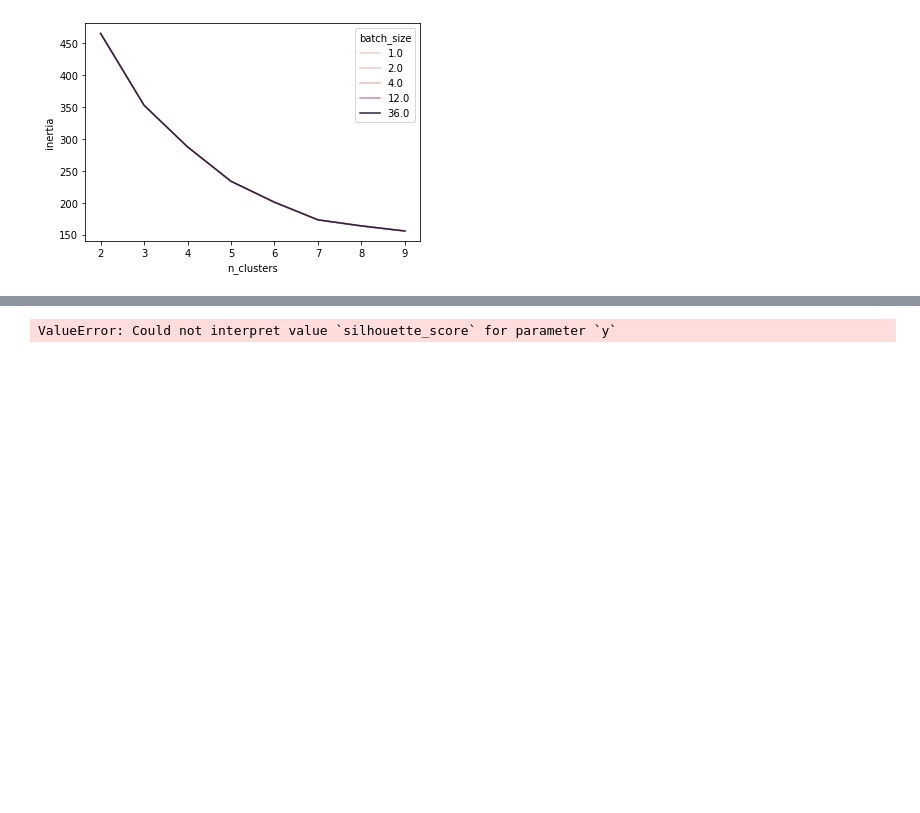
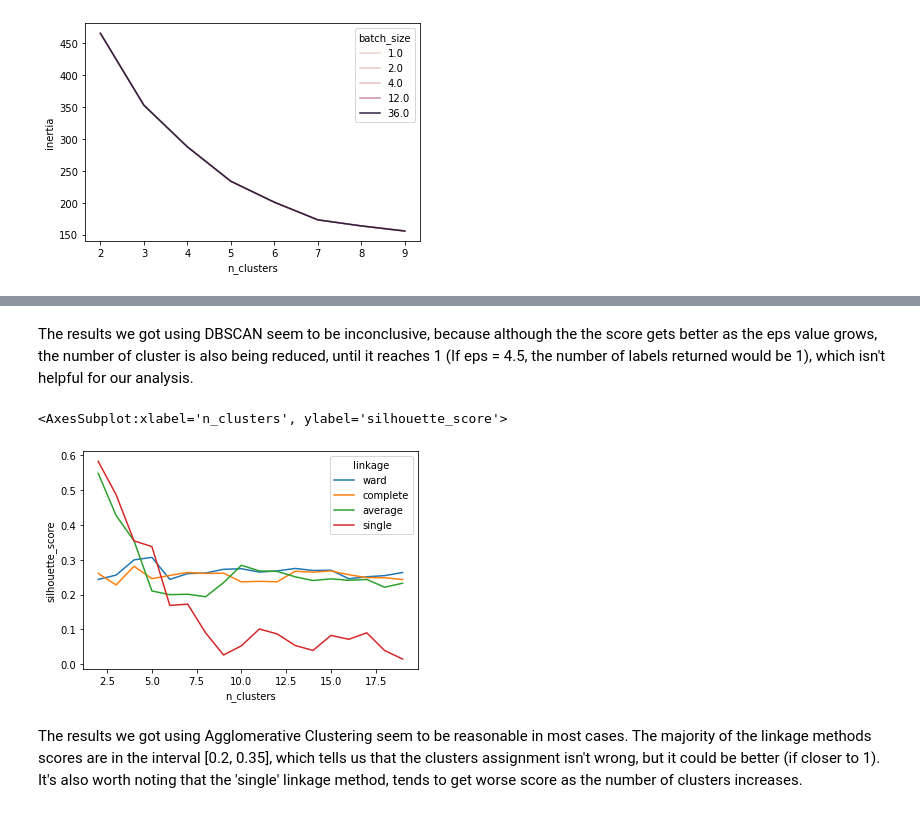
Before and after one commit to joaonmatos/feup-machine-learning, a Jupyter notebook: analysis/districts.ipynb, the cells around one changed output, grey strips where cells are left out. Cells and saved outputs as stored; diff of their text form; code cells hidden in the pictures; blank space fills up the shorter version.

Commit message:
Few more comments on the analysis

```diff
--- a/analysis/districts.ipynb
+++ b/analysis/districts.ipynb
@@ -223,20 +243,28 @@ Results for DBSCAN seem to be inconclusive. Average silhouette coefficients that
+# %% [markdown]
+
+The results we got using DBSCAN seem to be inconclusive, because although the the score gets better as the eps value grows, the number of cluster is also being reduced, until it reaches 1 (If eps = 4.5, the number of labels returned would be 1), which isn't helpful for our analysis.
 # %%
 from sklearn.cluster import AgglomerativeClustering
 
 aggr_clusters = pd.DataFrame(columns=["silhouette_score", "linkage", "n_clusters"])
 
-for n_clusters in [2, 3, 5, 8]:
+for n_clusters in range(2, 20):
     for linkage in ["ward", "complete", "average", "single"]:
         ag = AgglomerativeClustering(
             n_clusters=n_clusters,
             linkage=linkage,
         )
         labels = ag.fit_predict(base_shifted_data)
         sil = silhouette_score(base_shifted_data,labels)
         aggr_clusters = aggr_clusters.append({"linkage": linkage, "n_clusters": n_clusters, "silhouette_score": sil}, ignore_index=True)
 
 
 
 sbs.lineplot(data=aggr_clusters, x="n_clusters", y="silhouette_score", hue="linkage")
 # %% [output]
-ValueError: Could not interpret value `silhouette_score` for parameter `y`
+<AxesSubplot:xlabel='n_clusters', ylabel='silhouette_score'>
+[figure, added]
+# %% [markdown]
+The results we got using Agglomerative Clustering seem to be reasonable in most cases.
+The majority of the linkage methods scores are in the interval [0.2, 0.35], which tells us that the clusters assignment isn't wrong, but it could be better (if closer to 1).
+It's also worth noting that the 'single' linkage method, tends to get worse score as the number of clusters increases.
```
Also changed, not shown: parts of 6 cells of this notebook, 1 other file.
